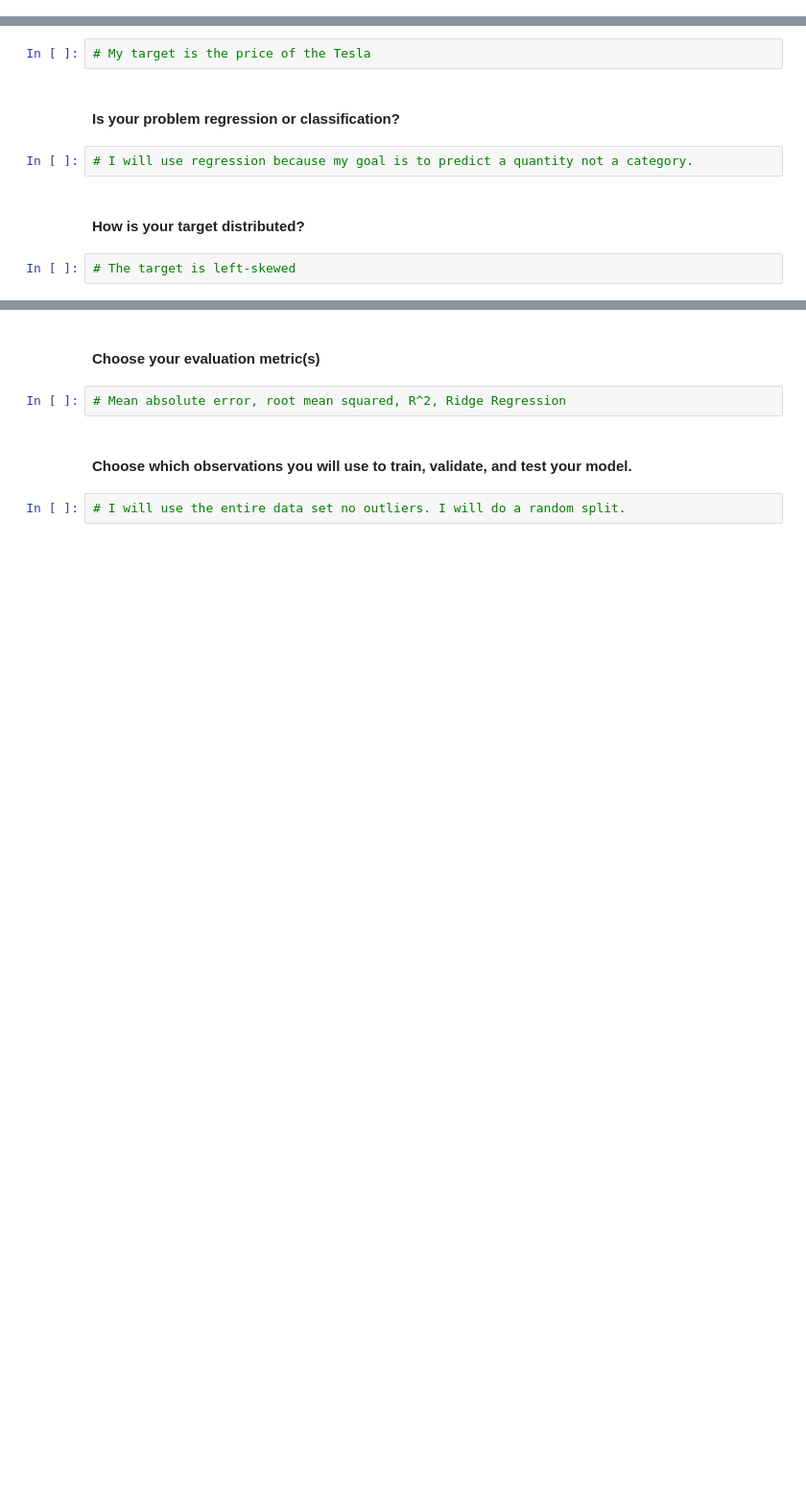
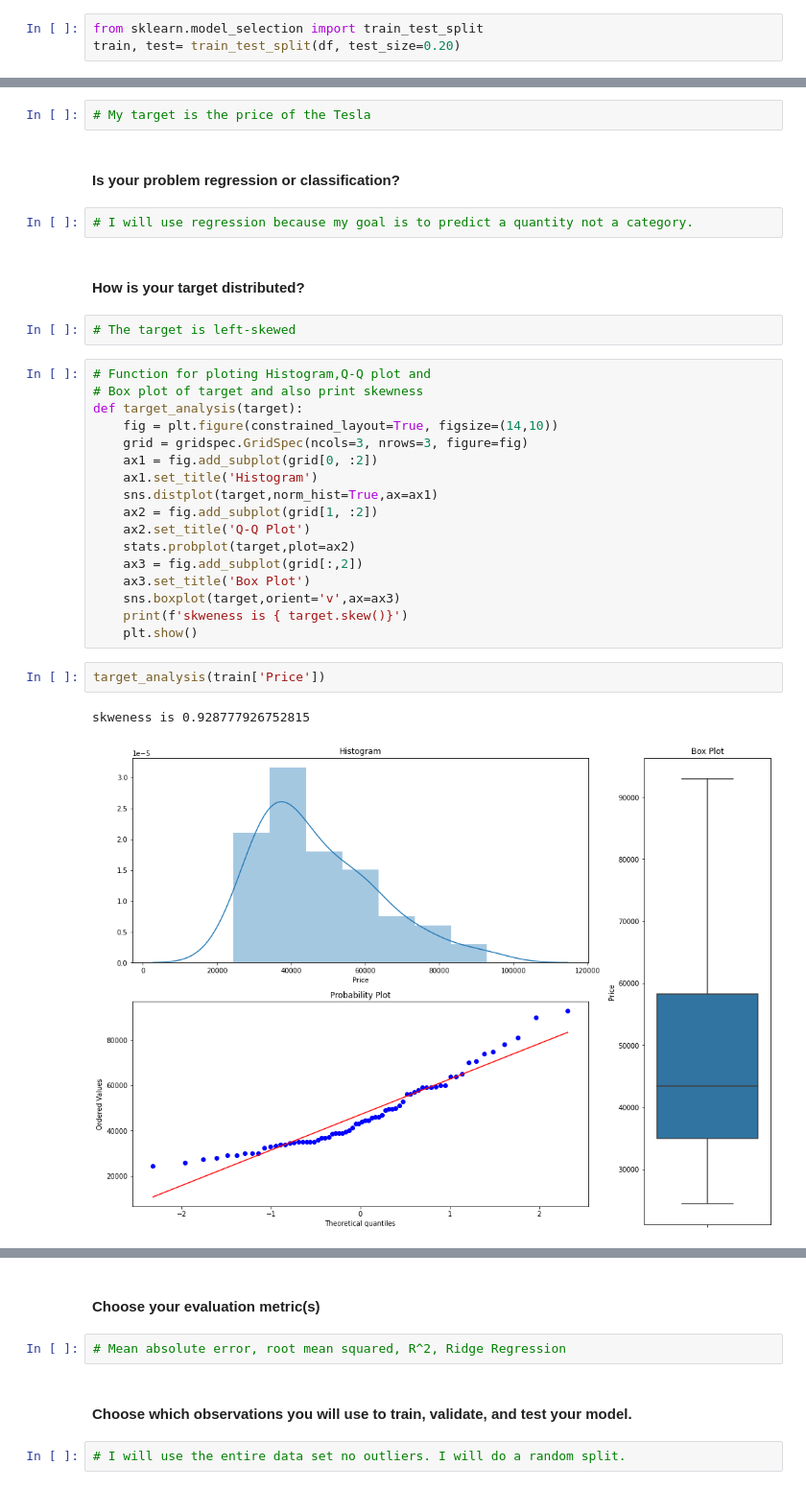
Before and after one commit to evangrinalds/DS-Unit-2-Applied-Modeling, a Jupyter notebook: module1-define-ml-problems/Copy_of_LS_DS17_231_assignment.ipynb, the cells around one changed output, grey strips where cells are left out. Shown at 96% size. Drawn from its saved outputs; the diff is of its cells as text; blank space fills up the shorter version.

```diff
--- a/module1-define-ml-problems/Copy_of_LS_DS17_231_assignment.ipynb
+++ b/module1-define-ml-problems/Copy_of_LS_DS17_231_assignment.ipynb
@@ -36,3 +85,6 @@ Some students worry, ***what if my model isn't “good”?*** Then, [produce a d
+# %%
+from sklearn.model_selection import train_test_split
+train, test= train_test_split(df, test_size=0.20)
 # %% [markdown]
 ####  Choose your target. Which column in your tabular dataset will you predict?
 # %%
@@ -45,3 +97,25 @@ Some students worry, ***what if my model isn't “good”?*** Then, [produce a d
 #### How is your target distributed?
 # %%
 # The target is left-skewed
+# %%
+# Function for ploting Histogram,Q-Q plot and
+# Box plot of target and also print skewness
+def target_analysis(target):
+    fig = plt.figure(constrained_layout=True, figsize=(14,10))
+    grid = gridspec.GridSpec(ncols=3, nrows=3, figure=fig)
+    ax1 = fig.add_subplot(grid[0, :2])
+    ax1.set_title('Histogram')
+    sns.distplot(target,norm_hist=True,ax=ax1)
+    ax2 = fig.add_subplot(grid[1, :2])
+    ax2.set_title('Q-Q Plot')
+    stats.probplot(target,plot=ax2)
+    ax3 = fig.add_subplot(grid[:,2])
+    ax3.set_title('Box Plot')
+    sns.boxplot(target,orient='v',ax=ax3)
+    print(f'skweness is { target.skew()}')
+    plt.show()
+# %%
+target_analysis(train['Price'])
+# %% [output]
+skweness is 0.928777926752815
+[figure, added]
```
Also changed, not shown: parts of 10 cells of this notebook.
